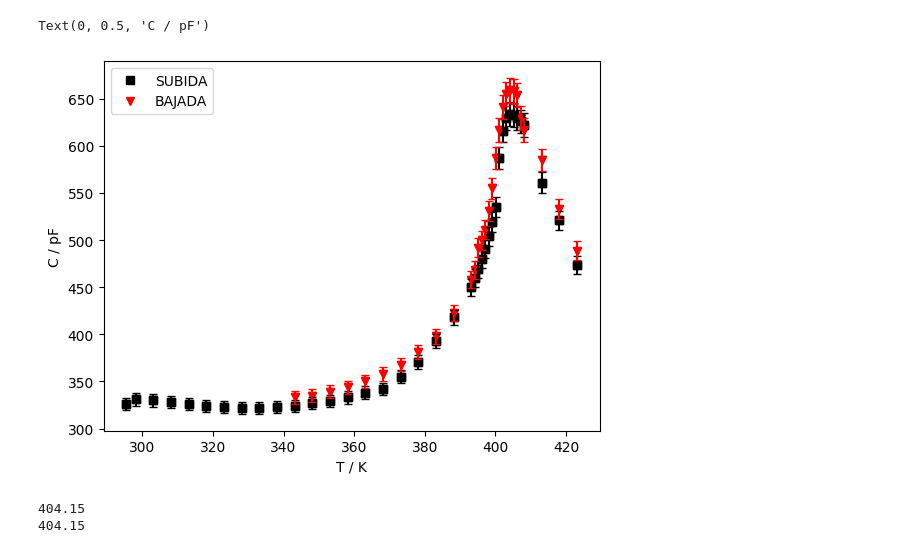
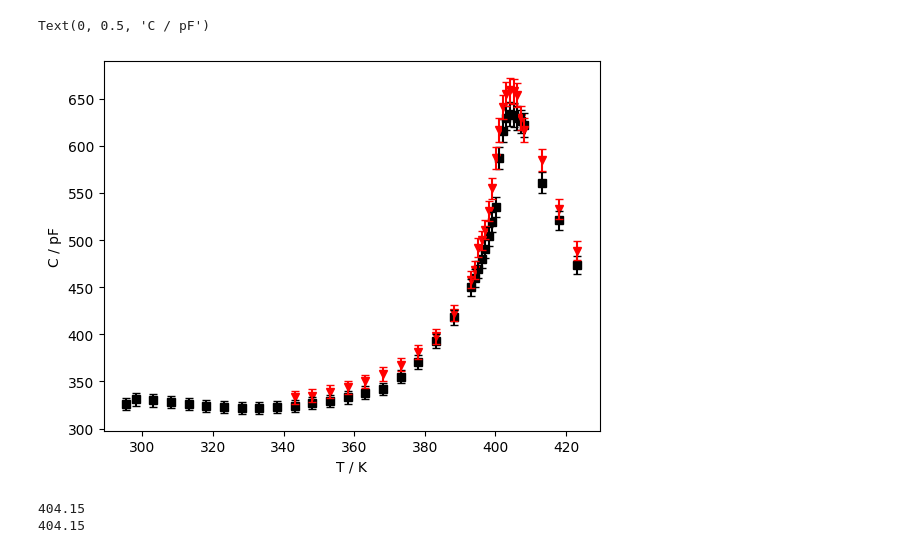
Before and after one commit to albertopeinador/FES_Curie, a Jupyter notebook: Curie.ipynb, the cells around one changed output. Drawn from its saved outputs; the diff is of its cells as text; code cells hidden in the pictures.

```diff
--- a/Curie.ipynb
+++ b/Curie.ipynb
@@ -23,26 +31,22 @@ sC0 =  E * inc.incerts(x/y, [x, y], [A, d], [sA, sd])
 # %%
-#   Load data
-data = pd.read_csv('FES_Curie.csv')
-
 #   Plot C - T
 
 ax = plt.gca()
 
-data['T'] = data['T'].astype(float) + 273.15
-data['SUBIDA'] = data['SUBIDA'].astype(float)
-data['BAJADA'] = data['BAJADA'].astype(float)
+#   Define uncertanty series
+
 sC_S = 0.02 * data['SUBIDA'].astype(float)
 sC_B = 0.02 * data['BAJADA'].astype(float)
 
-sub = data.plot(x = 'T', y = 'SUBIDA', ax = ax, style = 'ks')
-baj = data.plot(x = 'T', y = 'BAJADA', ax = ax, style = 'rv')
+#sub = data.plot(x = 'T', y = 'SUBIDA', ax = ax, style = 'ks')
+#baj = data.plot(x = 'T', y = 'BAJADA', ax = ax, style = 'rv')
 plt.errorbar(x = data['T'], y = data['SUBIDA'], yerr = sC_S, barsabove=True, capsize = 3, fmt = 'ks')
 plt.errorbar(x = data['T'], y = data['BAJADA'], yerr = sC_B, barsabove=True, capsize = 3, fmt = 'rv')
 ax.set_xlabel('T / K')
 ax.set_ylabel('C / pF')
 # %% [output]
 Text(0, 0.5, 'C / pF')
-[figure, old version]
+[figure, new version]
 # %%
 #   Define C-W function for fit
 def cw(T, C, Tc):
```
Also changed, not shown: parts of 4 cells of this notebook, 1 other file.
